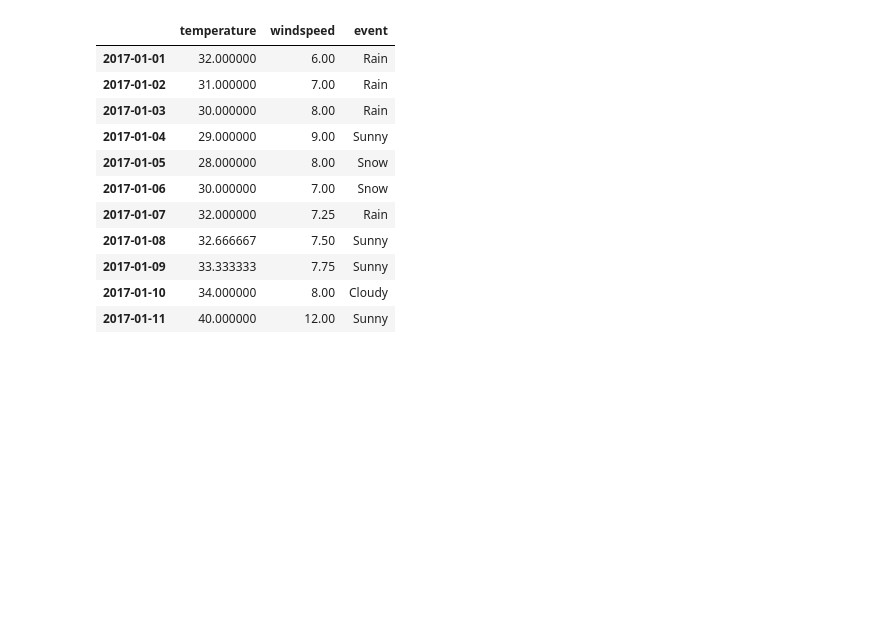
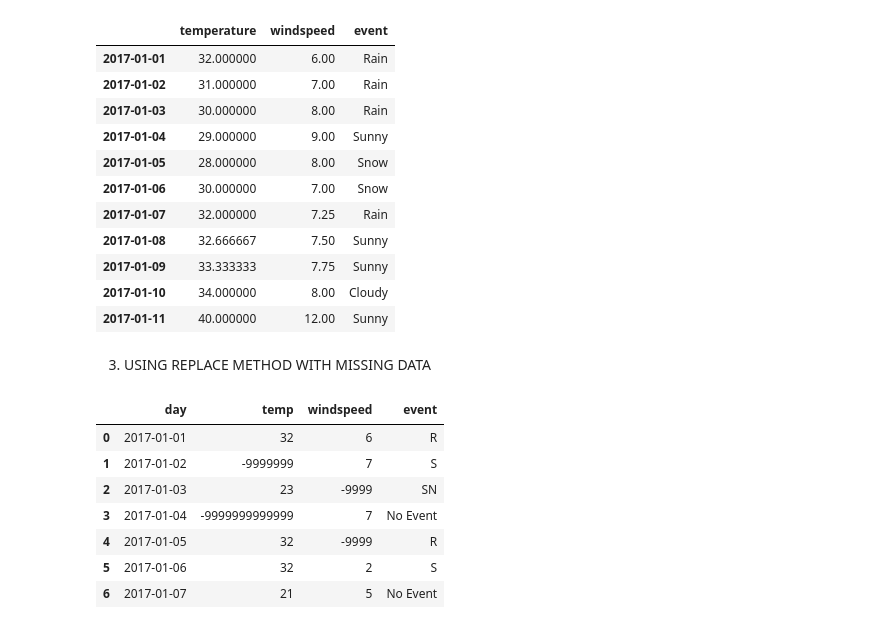
Before and after one commit to hsnaidu/basics, a Jupyter notebook: data_science/pandas-cheatsheet.ipynb, the cells around one changed output. Cells and saved outputs as stored; diff of their text form; code cells hidden in the pictures; blank space fills up the shorter version.

Commit message:
added replace value

```diff
--- a/data_science/pandas-cheatsheet.ipynb
+++ b/data_science/pandas-cheatsheet.ipynb
@@ -615,3 +615,22 @@ new_df
 | 2017-01-09 | 33.333333 | 7.75 | Sunny |
 | 2017-01-10 | 34.000000 | 8.00 | Cloudy |
 | 2017-01-11 | 40.000000 | 12.00 | Sunny |
+# %% [markdown]
+3. USING REPLACE METHOD WITH MISSING DATA
+# %%
+new_df = pd.DataFrame({
+    'day' : pd.date_range("01-01-2017","01-7-2017"), # for continues data
+    'temp' : [32,-9999999,23,-9999999999999,32,32,21],
+    'windspeed' : [6,7,-9999,7,-9999,2,5],
+    "event" : ['R',"S","SN","No Event","R","S","No Event"]
+})
+new_df
+# %% [output]
+|  | day | temp | windspeed | event |
+| 0 | 2017-01-01 | 32 | 6 | R |
+| 1 | 2017-01-02 | -9999999 | 7 | S |
+| 2 | 2017-01-03 | 23 | -9999 | SN |
+| 3 | 2017-01-04 | -9999999999999 | 7 | No Event |
+| 4 | 2017-01-05 | 32 | -9999 | R |
+| 5 | 2017-01-06 | 32 | 2 | S |
+| 6 | 2017-01-07 | 21 | 5 | No Event |
```
Also changed, not shown: parts of 2 cells of this notebook.
